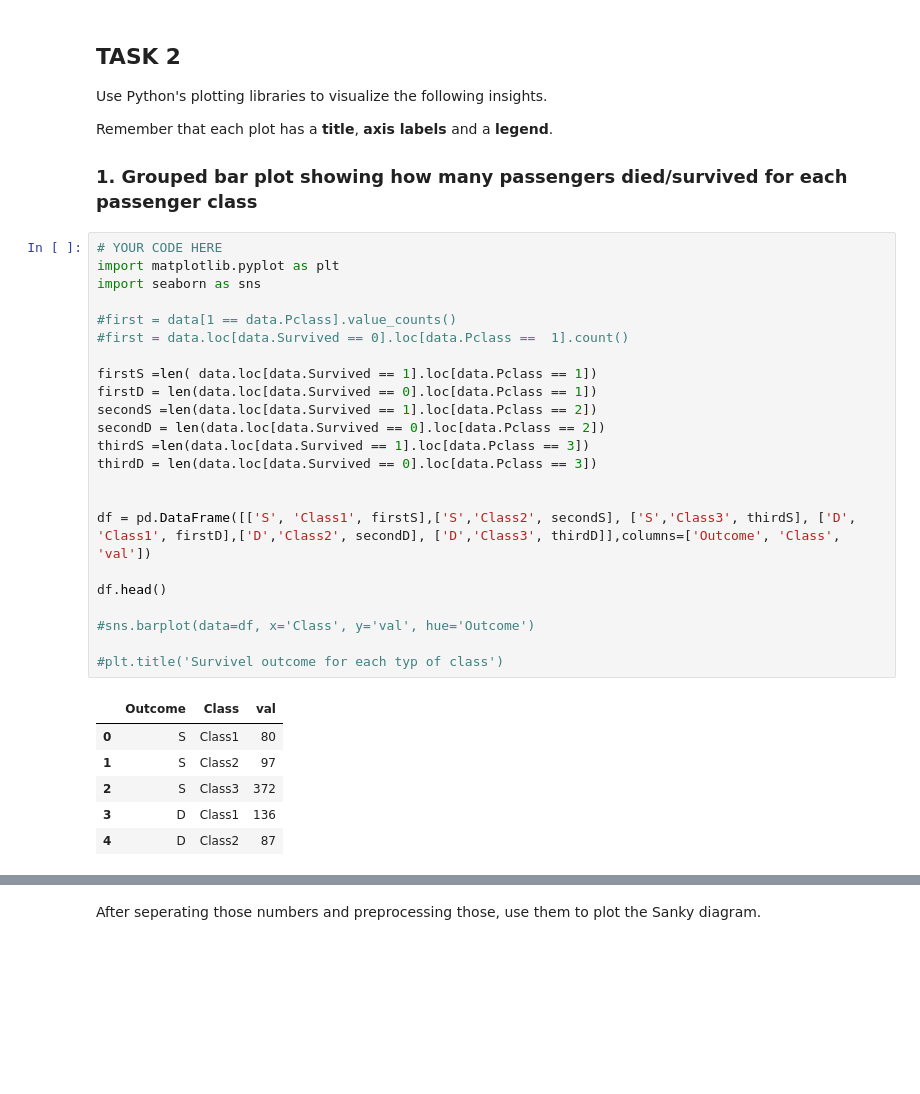
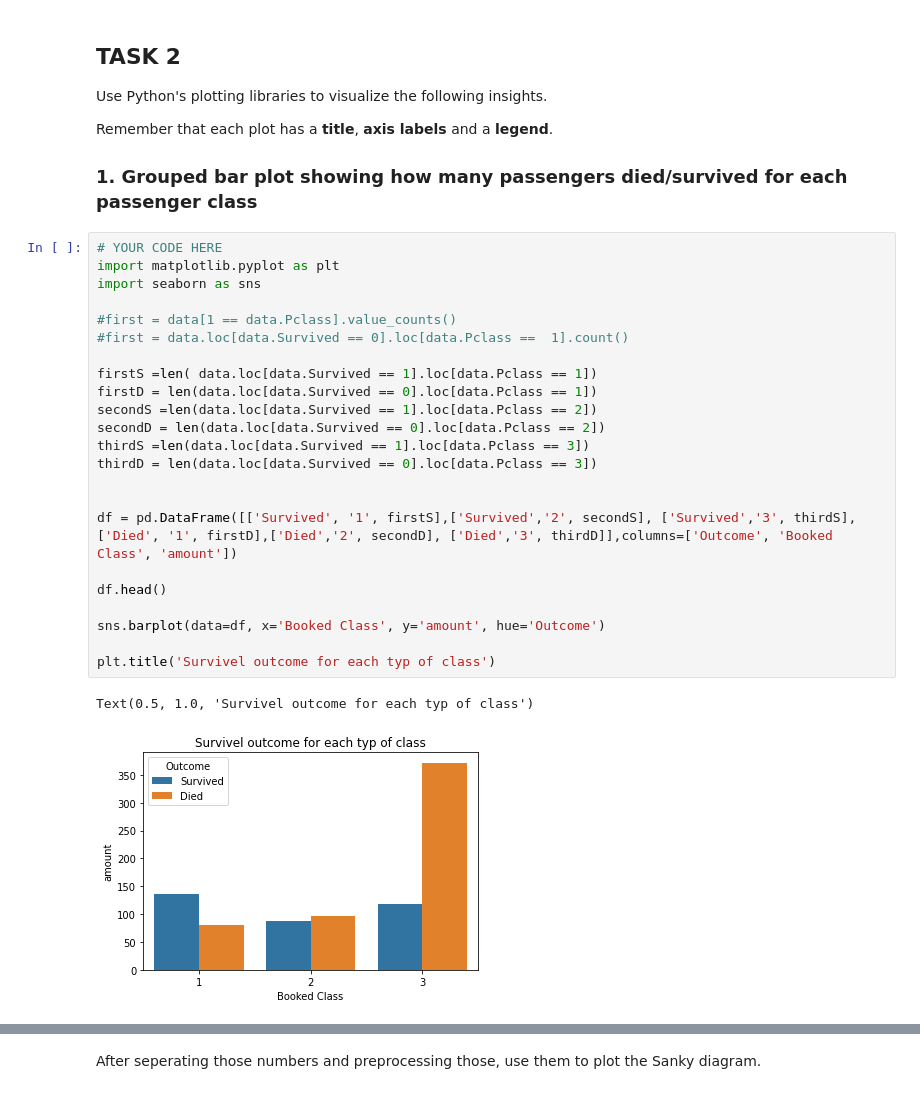
Before and after one commit to s-naegele/Data-Analysis, a Jupyter notebook: Lab/01_Categorical Data.ipynb, the cells around one changed output, grey strips where cells are left out. Drawn from its saved outputs; the diff is of its cells as text; blank space fills up the shorter version.

```diff
--- a/Lab/01_Categorical Data.ipynb
+++ b/Lab/01_Categorical Data.ipynb
@@ -104,33 +104,29 @@ Remember that each plot has a **title**, **axis labels** and a **legend**.
 # %%
 # YOUR CODE HERE
 import matplotlib.pyplot as plt
 import seaborn as sns
 
 #first = data[1 == data.Pclass].value_counts()
 #first = data.loc[data.Survived == 0].loc[data.Pclass ==  1].count()
 
 firstS =len( data.loc[data.Survived == 1].loc[data.Pclass == 1])
 firstD = len(data.loc[data.Survived == 0].loc[data.Pclass == 1])
 secondS =len(data.loc[data.Survived == 1].loc[data.Pclass == 2])
 secondD = len(data.loc[data.Survived == 0].loc[data.Pclass == 2])
 thirdS =len(data.loc[data.Survived == 1].loc[data.Pclass == 3])
 thirdD = len(data.loc[data.Survived == 0].loc[data.Pclass == 3])
 
 
-df = pd.DataFrame([['S', 'Class1', firstS],['S','Class2', secondS], ['S','Class3', thirdS], ['D', 'Class1', firstD],['D','Class2', secondD], ['D','Class3', thirdD]],columns=['Outcome', 'Class', 'val'])
+df = pd.DataFrame([['Survived', '1', firstS],['Survived','2', secondS], ['Survived','3', thirdS], ['Died', '1', firstD],['Died','2', secondD], ['Died','3', thirdD]],columns=['Outcome', 'Booked Class', 'amount'])
 
 df.head()
 
-#sns.barplot(data=df, x='Class', y='val', hue='Outcome')
+sns.barplot(data=df, x='Booked Class', y='amount', hue='Outcome')
 
-#plt.title('Survivel outcome for each typ of class')
+plt.title('Survivel outcome for each typ of class')
 # %% [output]
-|  | Outcome | Class | val |
-| 0 | S | Class1 | 80 |
-| 1 | S | Class2 | 97 |
-| 2 | S | Class3 | 372 |
-| 3 | D | Class1 | 136 |
-| 4 | D | Class2 | 87 |
+Text(0.5, 1.0, 'Survivel outcome for each typ of class')
+[figure, added]
 # %% [markdown]
 ### 2. Sankey diagram
 [Sankey diagrams](https://plot.ly/python/sankey-diagram/) are flow diagrams that visualize the flow from one category to another. Sankey diagarams are advanced plots that are avaible, for instance, in the [plotly framework](https://plot.ly/python/) that supports interactive graphs.
```
Also changed, not shown: parts of 2 cells of this notebook.
